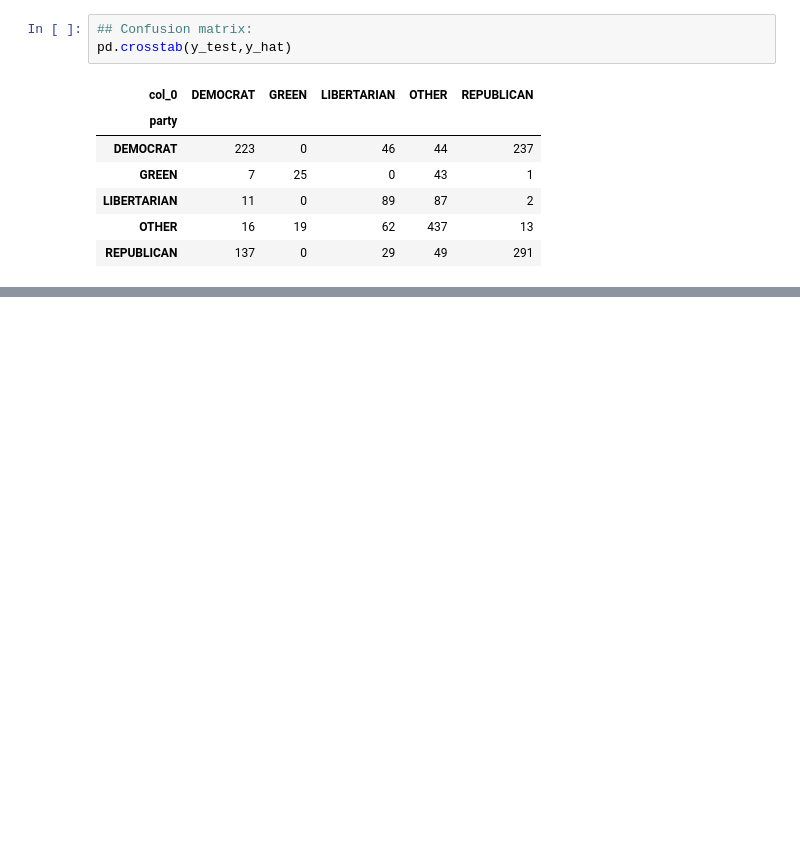
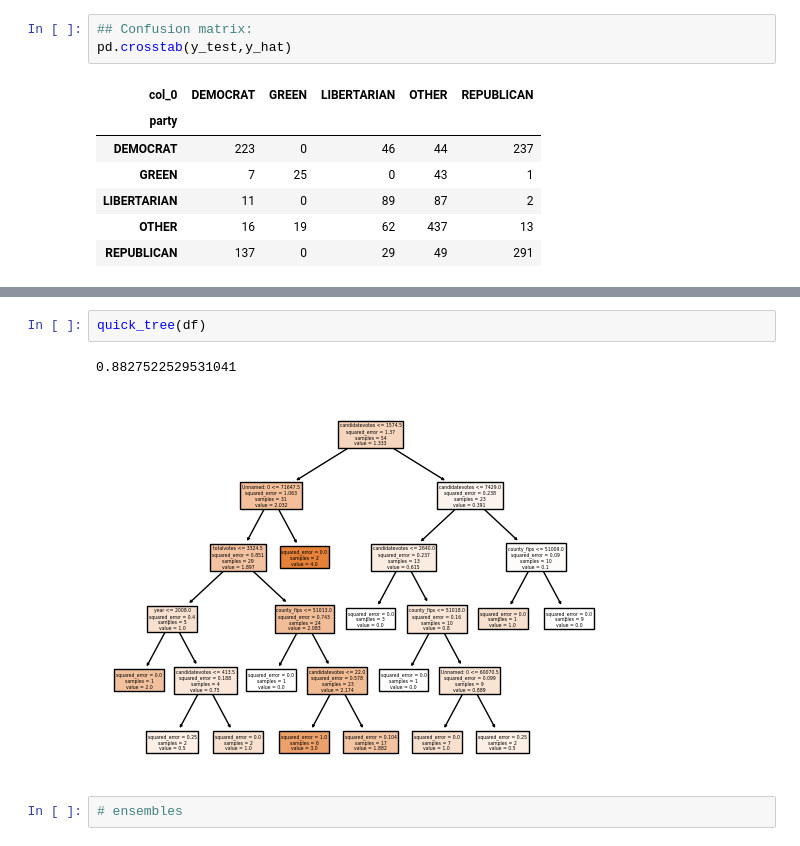
Before and after one commit to rtomek9/project_votingGroup23DS3001, a Jupyter notebook: VA_data_confusion_matrix.ipynb, the cells around one changed output, grey strips where cells are left out. Drawn from its saved outputs; the diff is of its cells as text; blank space fills up the shorter version.

```diff
--- a/VA_data_confusion_matrix.ipynb
+++ b/VA_data_confusion_matrix.ipynb
@@ -448,0 +566,7 @@ pd.crosstab(y_test,y_hat)
+# %%
+quick_tree(df)
+# %% [output]
+0.8827522529531041
+[figure, added]
+# %%
+# ensembles
```
Also changed, not shown: parts of 30 cells of this notebook.
